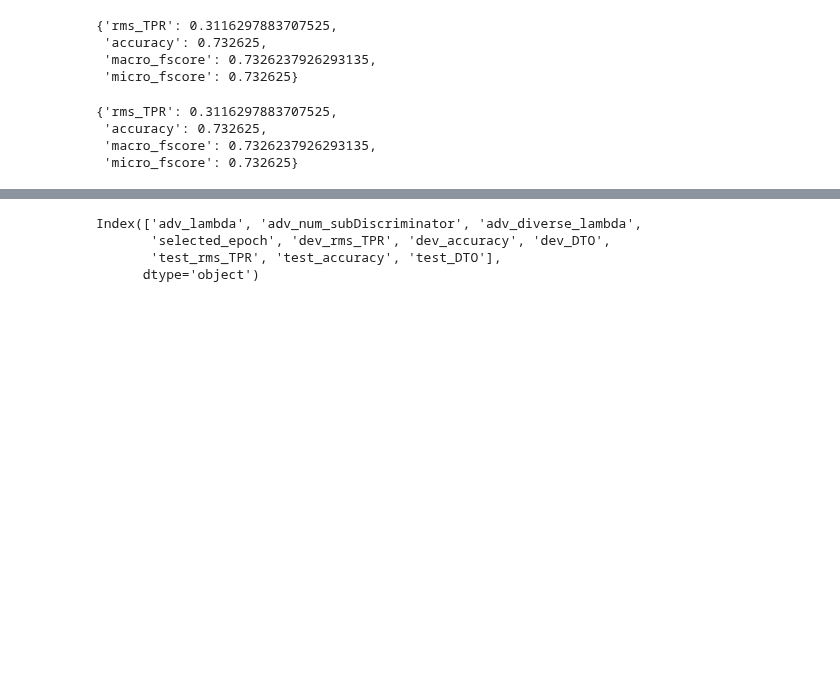
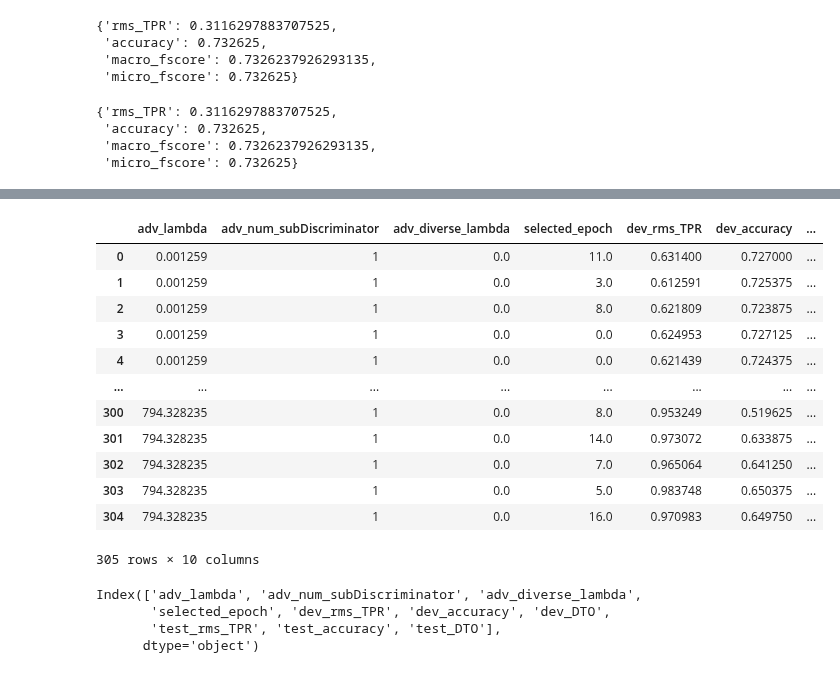
Before and after one commit to Libr-AI/fairlib, a Jupyter notebook: dev/dev_readlogs.ipynb, the cells around one changed output, grey strips where cells are left out. Cells and saved outputs as stored; diff of their text form; code cells hidden in the pictures; blank space fills up the shorter version.

Commit message:
develop read files in parallel

```diff
--- a/dev/dev_readlogs.ipynb
+++ b/dev/dev_readlogs.ipynb
@@ -172,7 +174,7 @@ exp = exps[0]
 GAP_metric = "rms_TPR"
 Performance_metric = "accuracy"
 
-def get_model_scores(exp, GAP_metric, Performance_metric):
+def get_model_scores(exp, GAP_metric, Performance_metric,n_jobs=2):
     """given the log path for a exp, read log and return the dev&test performacne, fairness, and DTO
 
     Args:
@@ -187,8 +189,12 @@ def get_model_scores(exp, GAP_metric, Performance_metric):
     epoch_id = []
     epoch_scores_dev = {"performance":[],"fairness":[]}
     epoch_scores_test = {"performance":[],"fairness":[]}
-    for epoch_result_dir in exp["dir"]:
-        epoch_result = torch.load(epoch_result_dir)
+
+    _epoch_results = Parallel(n_jobs=n_jobs)(delayed(torch.load)(i) for i in exp["dir"])
+
+    # for epoch_result_dir in exp["dir"]:
+    #     epoch_result = torch.load(epoch_result_dir)
+    for epoch_result in _epoch_results:
 
         # Track the epoch id
         epoch_id.append(epoch_result["epoch"])
@@ -275 +292,13 @@ def model_selection(
     return pd.DataFrame(exp_results)
+# %%
+Moji_GatedAdv_df = model_selection(
+    results_dir= r"G:\Experimental_results",
+    project_dir= r"hypertune2/Moji",
+    checkpoint_dir= "models",
+    checkpoint_name= "checkpoint_epoch",
+    model_id= "hypertune_GatedAdv",
+    GAP_metric_name = "rms_TPR",
+    Performance_metric_name = "accuracy",
+    selection_criterion = "DTO",
+    n_jobs=10
+    )
@@ -276,3 +311,19 @@ def model_selection(
+# %%
+Moji_GatedAdv_df
+# %% [output]
+|  | adv_lambda | adv_num_subDiscriminator | adv_diverse_lambda | selected_epoch | dev_rms_TPR | dev_accuracy | ... |
+| 0 | 0.001259 | 1 | 0.0 | 11.0 | 0.631400 | 0.727000 | ... |
+| 1 | 0.001259 | 1 | 0.0 | 3.0 | 0.612591 | 0.725375 | ... |
+| 2 | 0.001259 | 1 | 0.0 | 8.0 | 0.621809 | 0.723875 | ... |
+| 3 | 0.001259 | 1 | 0.0 | 0.0 | 0.624953 | 0.727125 | ... |
+| 4 | 0.001259 | 1 | 0.0 | 0.0 | 0.621439 | 0.724375 | ... |
+| ... | ... | ... | ... | ... | ... | ... | ... |
+| 300 | 794.328235 | 1 | 0.0 | 8.0 | 0.953249 | 0.519625 | ... |
+| 301 | 794.328235 | 1 | 0.0 | 14.0 | 0.973072 | 0.633875 | ... |
+| 302 | 794.328235 | 1 | 0.0 | 7.0 | 0.965064 | 0.641250 | ... |
+| 303 | 794.328235 | 1 | 0.0 | 5.0 | 0.983748 | 0.650375 | ... |
+| 304 | 794.328235 | 1 | 0.0 | 16.0 | 0.970983 | 0.649750 | ... |
+305 rows × 10 columns
 # %%
 df = model_selection(
     results_dir= r"..\results",
```
Also changed, not shown: parts of 5 cells of this notebook, 1 other file.
